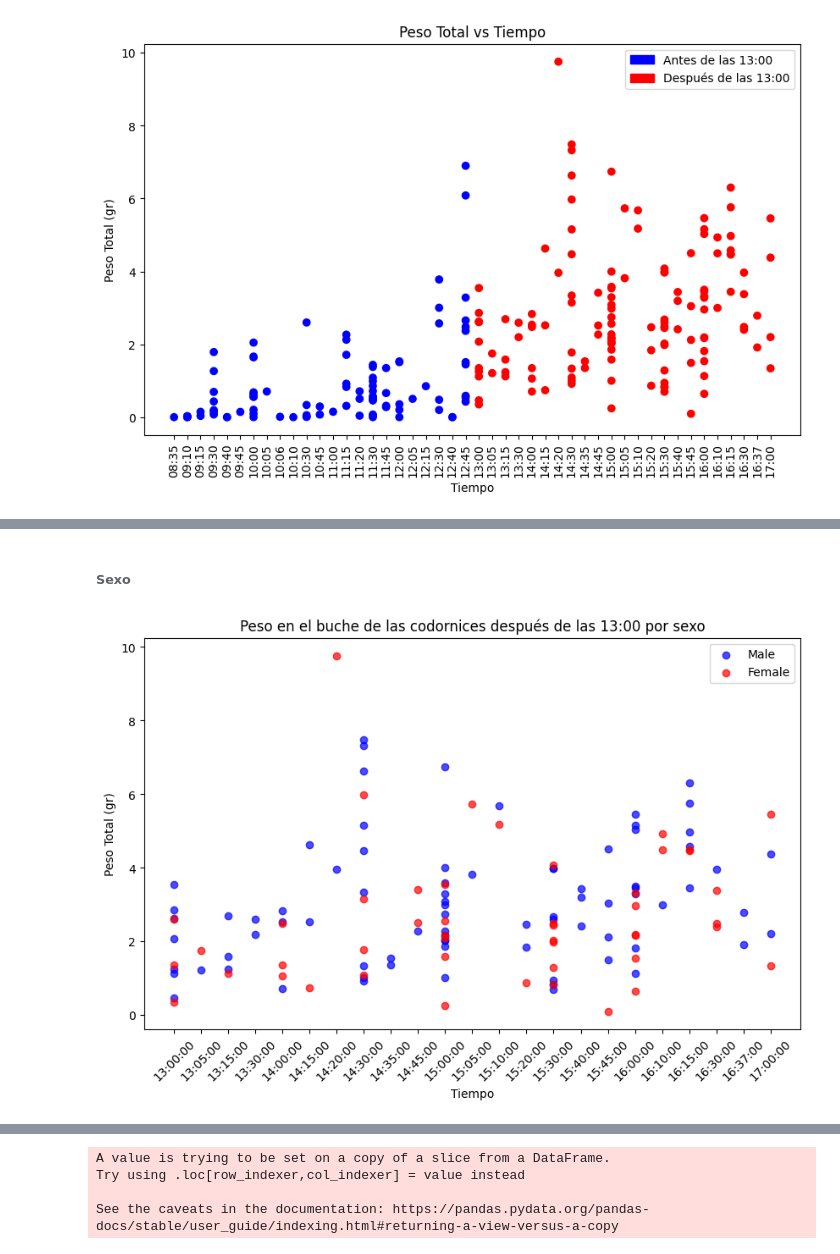
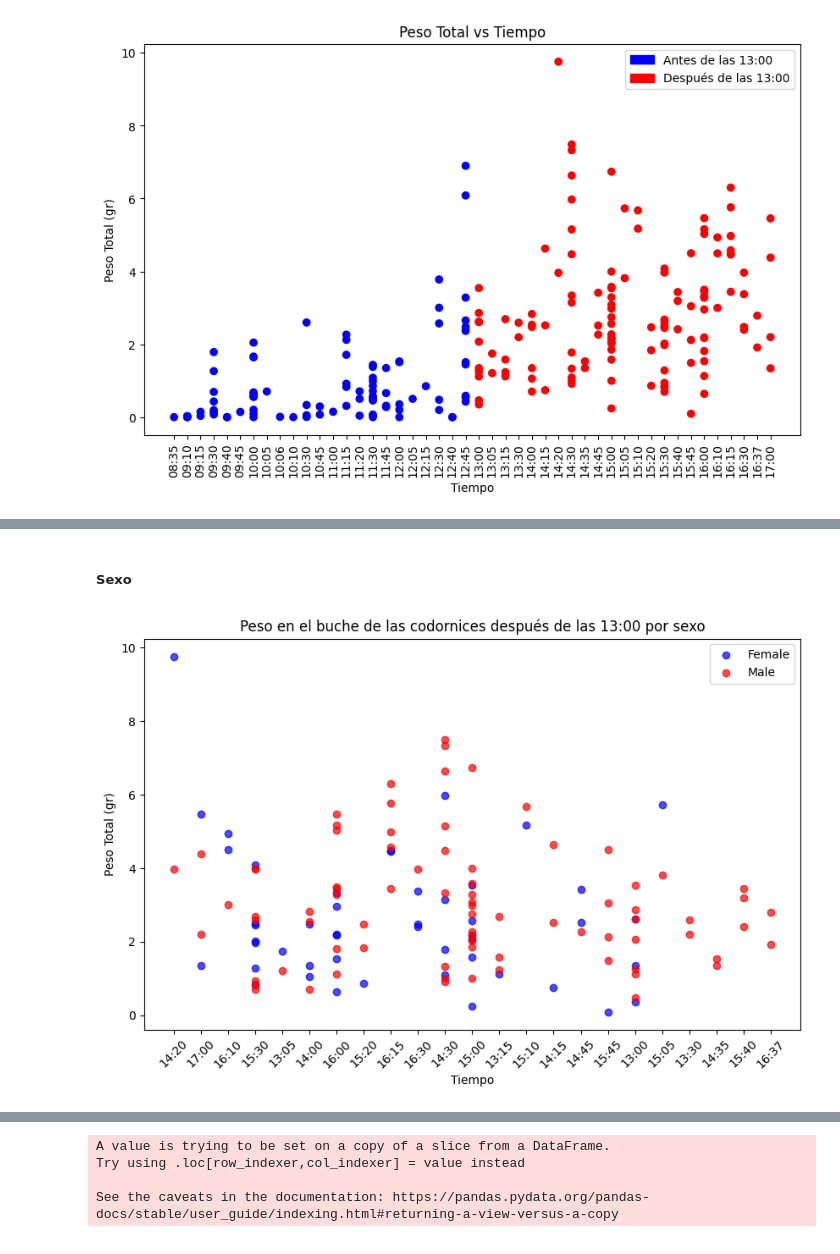
Before and after one commit to fofojaramillo/codornices-proyecto, a Jupyter notebook: EDA_v2.ipynb, the cells around one changed output, grey strips where cells are left out. Cells and saved outputs as stored; diff of their text form; code cells hidden in the pictures.

```diff
--- a/EDA_v2.ipynb
+++ b/EDA_v2.ipynb
@@ -263,3 +263,8 @@ dtype: object
+# %%
+df_mayor_13 = df_all[df_all['time'] >= '13:00']
+df_menor_13 = df_all[df_all['time'] < '13:00']
+df_mayor_13 = df_mayor_13.sort_values(by='time')
+df_menor_13 = df_menor_13.sort_values(by='time')
 # %%
 # Convertir la columna 'time' a datetime
 df_all['time'] = pd.to_datetime(df_all['time'], format='%H:%M', errors='coerce')
@@ -353,31 +356,29 @@ plt.show()
 # %% [markdown]
-###### Sexo
+##### Sexo
 # %%
 # Crear la gráfica de dispersión solo para df_mayor_13
 plt.figure(figsize=(10, 6))
-
-df_mayor_13['time'] = (df_mayor_13['time'].dt.time).astype(str)
 
 # Filtrar por sexo y asignar colores
 for sexo, color in zip(df_mayor_13['sexo'].unique(), ['blue', 'red', 'green']):  # Asigna colores según las categorías únicas de sexo
     df_sexo = df_mayor_13[df_mayor_13['sexo'] == sexo]
     plt.scatter(df_sexo['time'], df_sexo['peso total'], color=color, label=sexo, alpha=0.7)
 
 # Añadir etiquetas y título
 plt.xlabel('Tiempo')
 plt.ylabel('Peso Total (gr)')
 plt.title('Peso en el buche de las codornices después de las 13:00 por sexo')
 
 # Rotar las etiquetas del eje x para mayor legibilidad
 plt.xticks(rotation=45)
 
 # Mostrar la leyenda
 plt.legend()
 
 # Guardar la gráfica
 plt.savefig('./Graficos/PesoTotal_vs_Tiempo_vs_sexo_despues_13.png', bbox_inches='tight')
 
 # Mostrar la gráfica
 plt.show()
 # %% [output]
-[figure, old version]
+[figure, new version]
```
Also changed, not shown: parts of 24 cells of this notebook, 11 other files.
